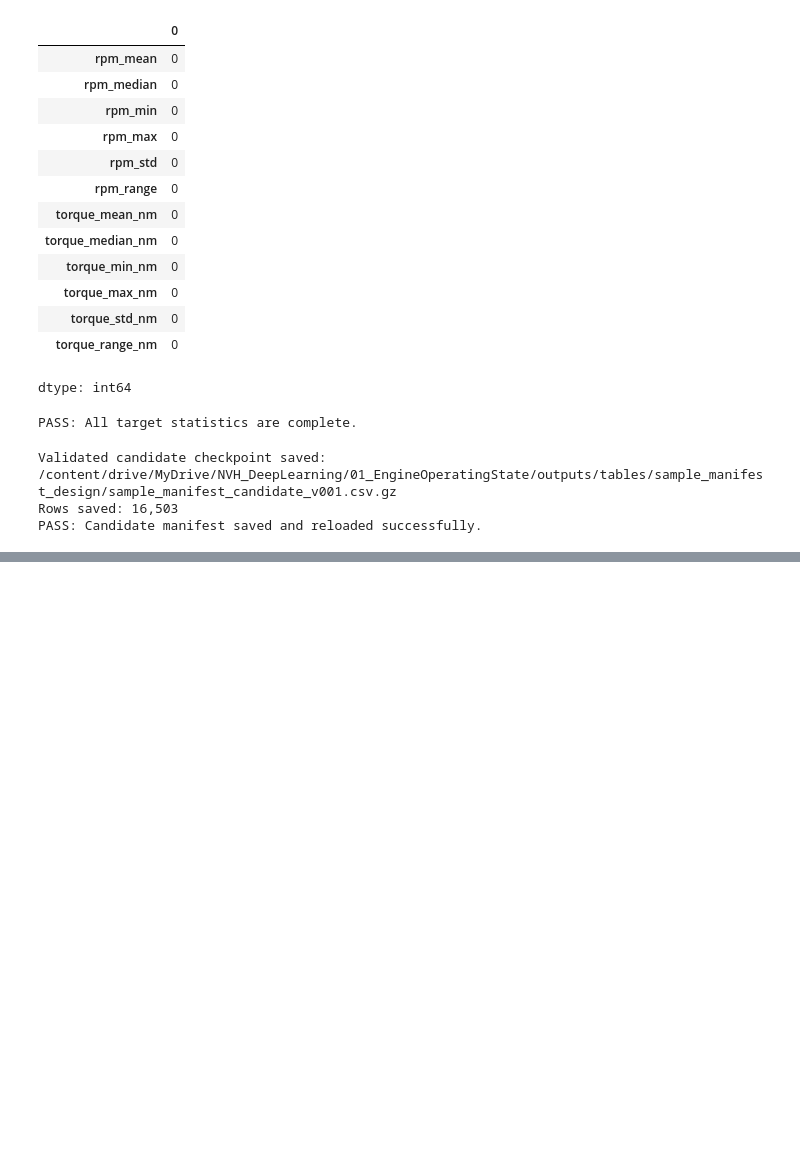
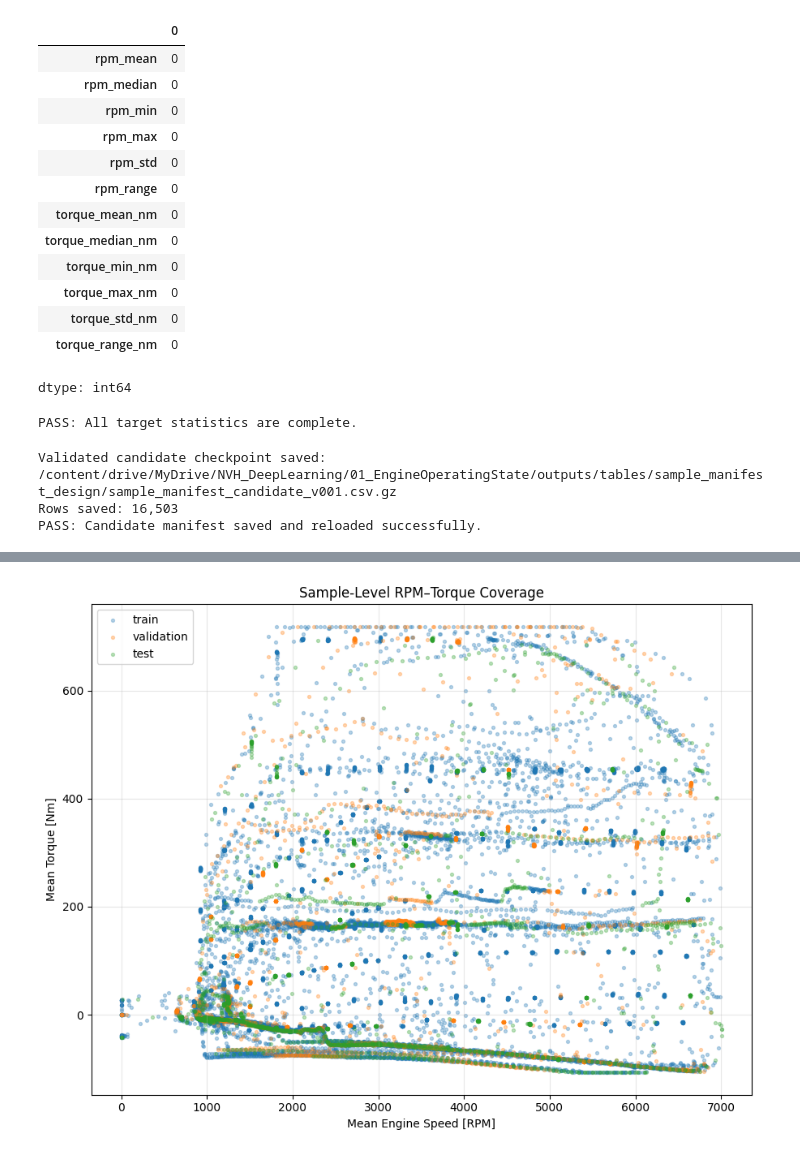
Before and after one commit to vaibhavjiyer87/engine-nvh-deep-learning, a Jupyter notebook: notebooks/04_generate_sample_manifest.ipynb, the cells around one changed output, grey strips where cells are left out. Drawn from its saved outputs; the diff is of its cells as text; code cells hidden in the pictures; blank space fills up the shorter version.

```diff
--- a/notebooks/04_generate_sample_manifest.ipynb
+++ b/notebooks/04_generate_sample_manifest.ipynb
@@ -1983,0 +2392,64 @@ PASS: Candidate manifest saved and reloaded successfully.
+# %%
+# Step 4G — Plot sample-level RPM–torque coverage
+# This is to check that training broadly surrounds the
+# validation/test operating envelopes.
+
+fig, ax = plt.subplots(
+    figsize=(9, 7)
+)
+
+for split_name in [
+    "train",
+    "validation",
+    "test",
+]:
+
+    subset = sample_manifest.loc[
+        sample_manifest["split"]
+        == split_name
+    ]
+
+    ax.scatter(
+        subset["rpm_mean"],
+        subset["torque_mean_nm"],
+        s=8,
+        alpha=0.30,
+        label=split_name,
+    )
+
+ax.set_title(
+    "Sample-Level RPM–Torque Coverage"
+)
+
+ax.set_xlabel(
+    "Mean Engine Speed [RPM]"
+)
+
+ax.set_ylabel(
+    "Mean Torque [Nm]"
+)
+
+ax.grid(
+    True,
+    alpha=0.3,
+)
+
+ax.legend()
+
+fig.tight_layout()
+
+output_path = (
+    SAMPLE_MANIFEST_FIGURE_DIR
+    / "03_sample_rpm_torque_coverage.png"
+)
+
+fig.savefig(
+    output_path,
+    dpi=300,
+    bbox_inches="tight",
+)
+
+plt.show()
+plt.close(fig)
+# %% [output]
+[figure, added]
```
Also changed, not shown: parts of 14 cells of this notebook.
